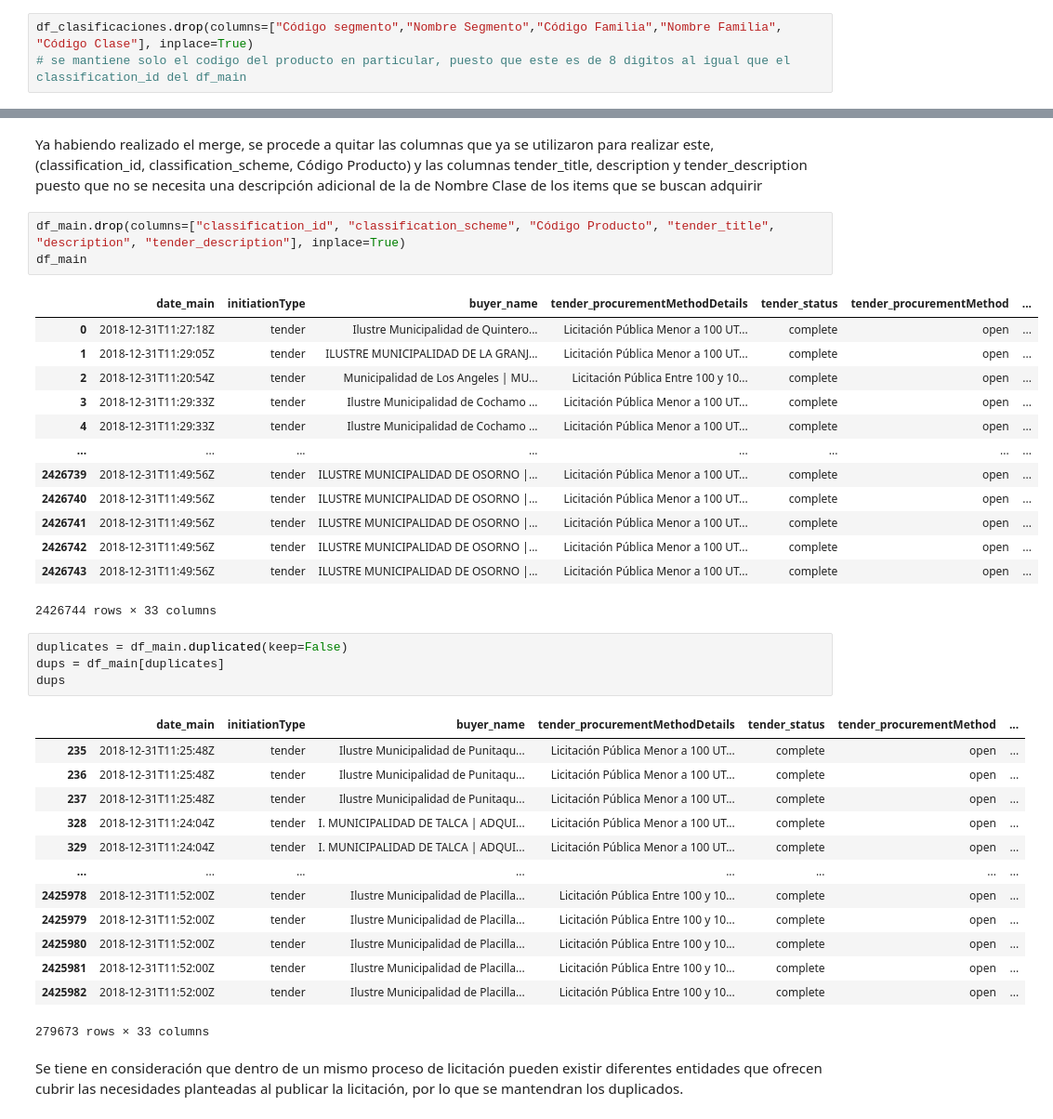
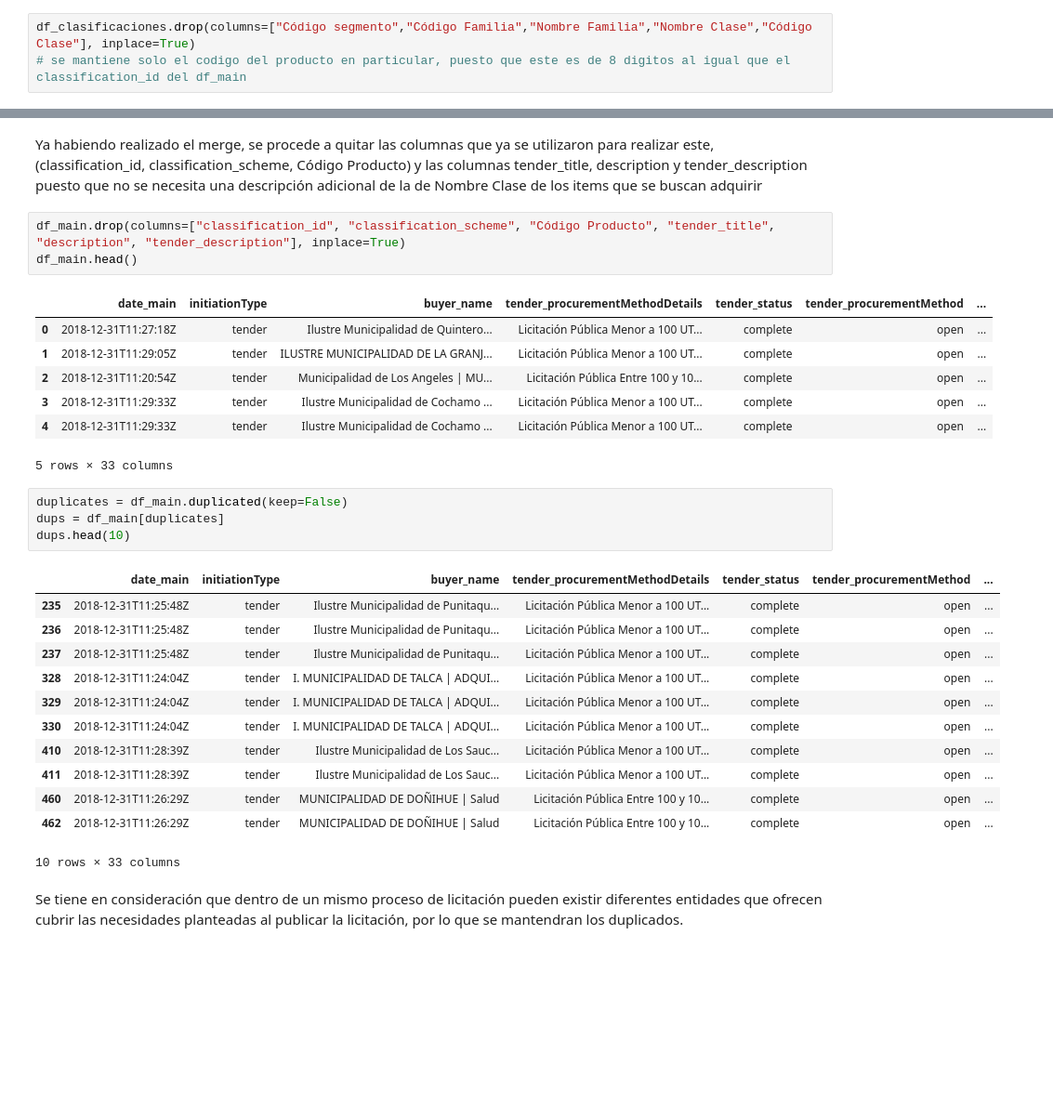
Before and after one commit to Camila-Rojas-05/Proyecto-IMT-2200-1-Grupo-14, a Jupyter notebook: Datos y trabajo con muestras/Revision_limpieza_2018.ipynb, the cells around one changed output, grey strips where cells are left out. Shown: that part at 93% size. Drawn from its saved outputs; the diff is of its cells as text; blank space fills up the shorter version.

```diff
--- a/Datos y trabajo con muestras/Revision_limpieza_2018.ipynb
+++ b/Datos y trabajo con muestras/Revision_limpieza_2018.ipynb
@@ -212,7 +216,7 @@ df_clasificaciones
 # %% [markdown]
 El dataframe df_clasificaciones corresponde a un conjunto de datos que posee el significado de cada objeto solicitados según la codificación UNSPSC, por lo que se hara merge con el df_main para saber que se esta comprando en cada licitación, se desecharán algunas de las columnas de df_clasificaciones para esto.
 # %%
-df_clasificaciones.drop(columns=["Código segmento","Nombre Segmento","Código Familia","Nombre Familia", "Código Clase"], inplace=True)
+df_clasificaciones.drop(columns=["Código segmento","Código Familia","Nombre Familia","Nombre Clase","Código Clase"], inplace=True)
 # se mantiene solo el codigo del producto en particular, puesto que este es de 8 digitos al igual que el classification_id del df_main
 # %%
 df_main = df_main.merge(df_clasificaciones, left_on="classification_id", right_on="Código Producto")
@@ -220,25 +224,19 @@ df_main = df_main.merge(df_clasificaciones, left_on="classification_id", right_o
 Ya habiendo realizado el merge, se procede a quitar las columnas que ya se utilizaron para realizar este, (classification_id, classification_scheme, Código Producto) y las columnas tender_title, description y tender_description puesto que no se necesita una descripción adicional de la de Nombre Clase de los items que se buscan adquirir
 # %%
 df_main.drop(columns=["classification_id", "classification_scheme", "Código Producto", "tender_title", "description", "tender_description"], inplace=True)
-df_main
+df_main.head()
 # %% [output]
 |  | date_main | initiationType | buyer_name | tender_procurementMethodDetails | tender_status | tender_procurementMethod | ... |
 | 0 | 2018-12-31T11:27:18Z | tender | Ilustre Municipalidad de Quintero... | Licitación Pública Menor a 100 UT... | complete | open | ... |
 | 1 | 2018-12-31T11:29:05Z | tender | ILUSTRE MUNICIPALIDAD DE LA GRANJ... | Licitación Pública Menor a 100 UT... | complete | open | ... |
 | 2 | 2018-12-31T11:20:54Z | tender | Municipalidad de Los Angeles | MU... | Licitación Pública Entre 100 y 10... | complete | open | ... |
 | 3 | 2018-12-31T11:29:33Z | tender | Ilustre Municipalidad de Cochamo ... | Licitación Pública Menor a 100 UT... | complete | open | ... |
 | 4 | 2018-12-31T11:29:33Z | tender | Ilustre Municipalidad de Cochamo ... | Licitación Pública Menor a 100 UT... | complete | open | ... |
-| ... | ... | ... | ... | ... | ... | ... | ... |
-| 2426739 | 2018-12-31T11:49:56Z | tender | ILUSTRE MUNICIPALIDAD DE OSORNO |... | Licitación Pública Menor a 100 UT... | complete | open | ... |
-| 2426740 | 2018-12-31T11:49:56Z | tender | ILUSTRE MUNICIPALIDAD DE OSORNO |... | Licitación Pública Menor a 100 UT... | complete | open | ... |
-| 2426741 | 2018-12-31T11:49:56Z | tender | ILUSTRE MUNICIPALIDAD DE OSORNO |... | Licitación Pública Menor a 100 UT... | complete | open | ... |
-| 2426742 | 2018-12-31T11:49:56Z | tender | ILUSTRE MUNICIPALIDAD DE OSORNO |... | Licitación Pública Menor a 100 UT... | complete | open | ... |
-| 2426743 | 2018-12-31T11:49:56Z | tender | ILUSTRE MUNICIPALIDAD DE OSORNO |... | Licitación Pública Menor a 100 UT... | complete | open | ... |
-2426744 rows × 33 columns
+5 rows × 33 columns
 # %%
 duplicates = df_main.duplicated(keep=False)
 dups = df_main[duplicates]
-dups
+dups.head(10)
 # %% [output]
 |  | date_main | initiationType | buyer_name | tender_procurementMethodDetails | tender_status | tender_procurementMethod | ... |
 | 235 | 2018-12-31T11:25:48Z | tender | Ilustre Municipalidad de Punitaqu... | Licitación Pública Menor a 100 UT... | complete | open | ... |
@@ -246,13 +244,12 @@ dups
 | 237 | 2018-12-31T11:25:48Z | tender | Ilustre Municipalidad de Punitaqu... | Licitación Pública Menor a 100 UT... | complete | open | ... |
 | 328 | 2018-12-31T11:24:04Z | tender | I. MUNICIPALIDAD DE TALCA | ADQUI... | Licitación Pública Menor a 100 UT... | complete | open | ... |
 | 329 | 2018-12-31T11:24:04Z | tender | I. MUNICIPALIDAD DE TALCA | ADQUI... | Licitación Pública Menor a 100 UT... | complete | open | ... |
-| ... | ... | ... | ... | ... | ... | ... | ... |
-| 2425978 | 2018-12-31T11:52:00Z | tender | Ilustre Municipalidad de Placilla... | Licitación Pública Entre 100 y 10... | complete | open | ... |
-| 2425979 | 2018-12-31T11:52:00Z | tender | Ilustre Municipalidad de Placilla... | Licitación Pública Entre 100 y 10... | complete | open | ... |
-| 2425980 | 2018-12-31T11:52:00Z | tender | Ilustre Municipalidad de Placilla... | Licitación Pública Entre 100 y 10... | complete | open | ... |
-| 2425981 | 2018-12-31T11:52:00Z | tender | Ilustre Municipalidad de Placilla... | Licitación Pública Entre 100 y 10... | complete | open | ... |
-| 2425982 | 2018-12-31T11:52:00Z | tender | Ilustre Municipalidad de Placilla... | Licitación Pública Entre 100 y 10... | complete | open | ... |
+| 330 | 2018-12-31T11:24:04Z | tender | I. MUNICIPALIDAD DE TALCA | ADQUI... | Licitación Pública Menor a 100 UT... | complete | open | ... |
+| 410 | 2018-12-31T11:28:39Z | tender | Ilustre Municipalidad de Los Sauc... | Licitación Pública Menor a 100 UT... | complete | open | ... |
+| 411 | 2018-12-31T11:28:39Z | tender | Ilustre Municipalidad de Los Sauc... | Licitación Pública Menor a 100 UT... | complete | open | ... |
+| 460 | 2018-12-31T11:26:29Z | tender | MUNICIPALIDAD DE DOÑIHUE | Salud | Licitación Pública Entre 100 y 10... | complete | open | ... |
+| 462 | 2018-12-31T11:26:29Z | tender | MUNICIPALIDAD DE DOÑIHUE | Salud | Licitación Pública Entre 100 y 10... | complete | open | ... |
-279673 rows × 33 columns
+10 rows × 33 columns
 # %% [markdown]
 Se tiene en consideración que dentro de un mismo proceso de licitación pueden existir diferentes entidades que ofrecen cubrir las necesidades planteadas al publicar la licitación, por lo que se mantendran los duplicados.
 # %% [markdown]
```
Also changed, not shown: parts of 58 cells of this notebook.
